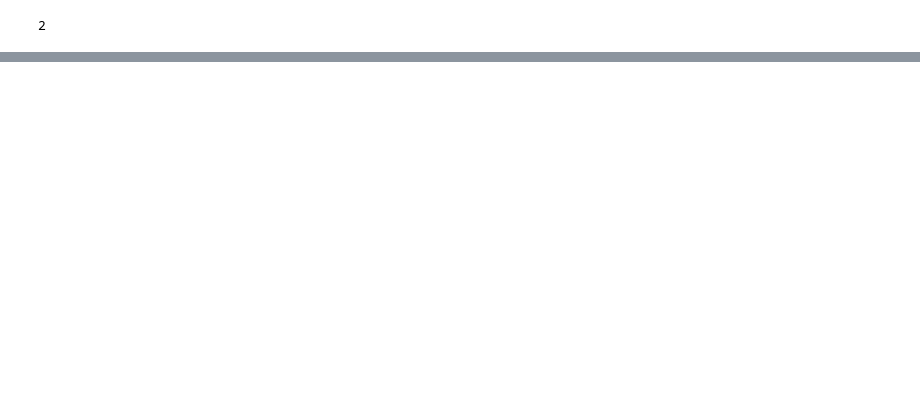
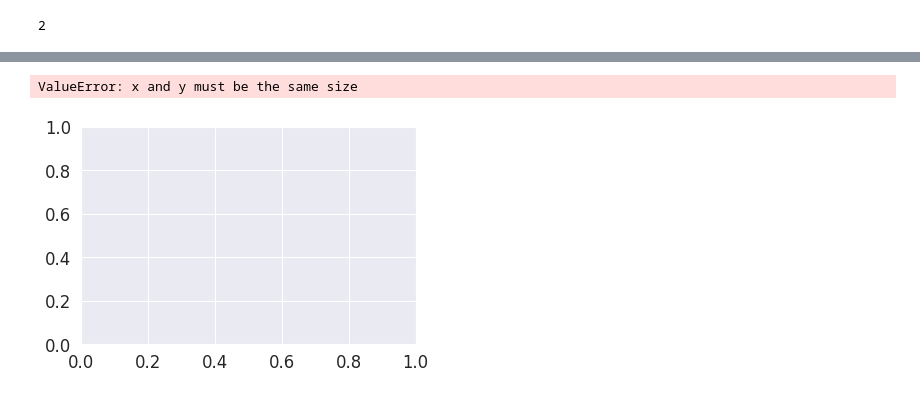
Before and after one commit to teddyoweh/College-Students-Clustering, a Jupyter notebook: cluster.ipynb, the cells around one changed output, grey strips where cells are left out. Cells and saved outputs as stored; diff of their text form; code cells hidden in the pictures; blank space fills up the shorter version.

```diff
--- a/cluster.ipynb
+++ b/cluster.ipynb
@@ -159,0 +180,9 @@ print(int(example))
+# %%
+import seaborn as sns
+import matplotlib.pyplot as plt
+from mlxtend.plotting import plot_linear_regression
+intercept, slope, corr_coeff = plot_linear_regression(X_train,  y_train,)
+plt.show()
+# %% [output]
+ValueError: x and y must be the same size
+[figure, added]
```
Also changed, not shown: parts of 4 cells of this notebook.
